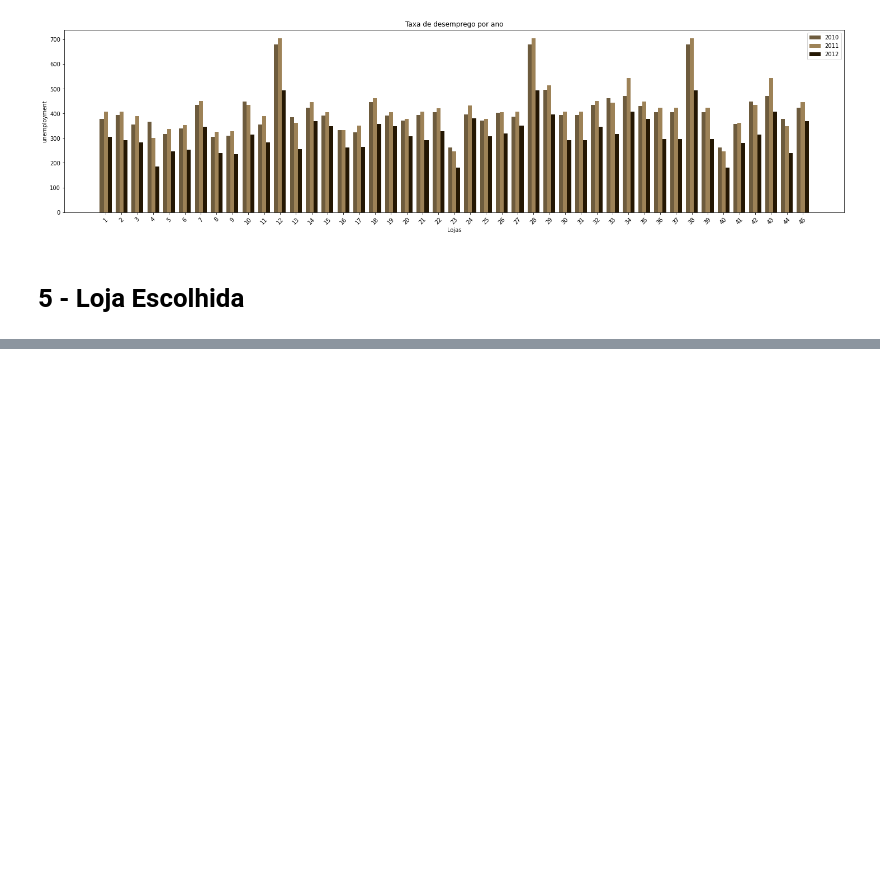
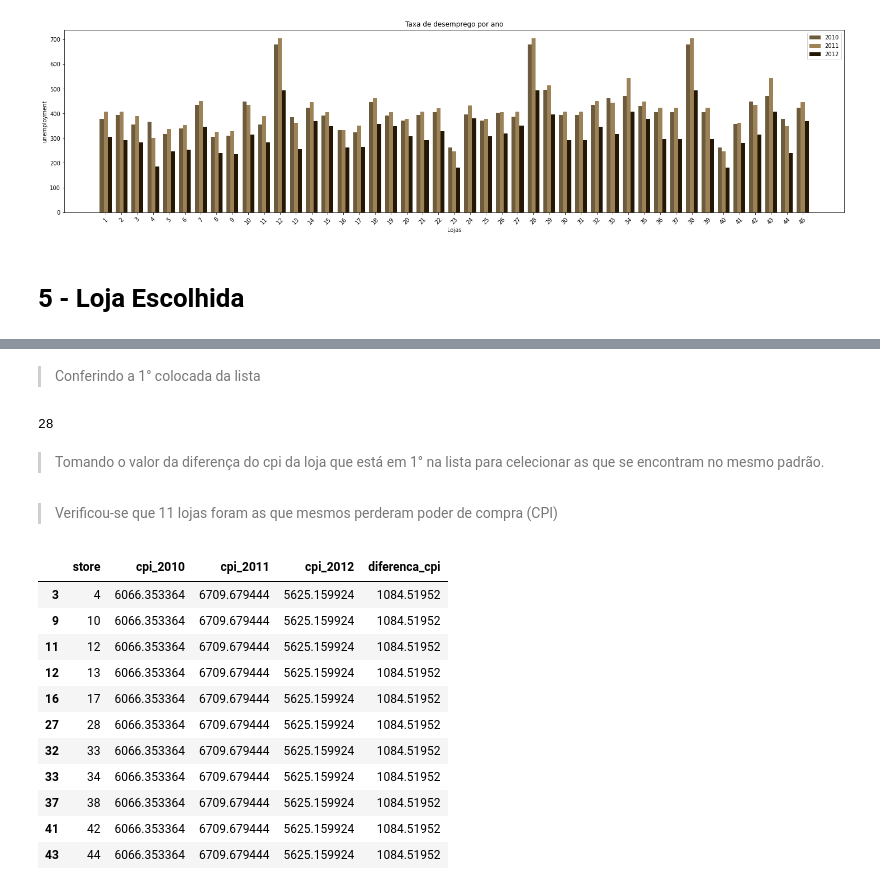
Before and after one commit to michellssGUi/dataScience, a Jupyter notebook: Wallmart_Melhor_Loja_2.ipynb, the cells around one changed output, grey strips where cells are left out. Saved outputs shown, nothing was run; the diff lists cells and outputs as text; code cells hidden in the pictures; blank space fills up the shorter version.

Commit message:
Criado usando o Colaboratory - Resumo das lojas com maior potêncial

```diff
--- a/Wallmart_Melhor_Loja_2.ipynb
+++ b/Wallmart_Melhor_Loja_2.ipynb
@@ -667,0 +683,3 @@ plt.show()
+# %%
+tb_cpi['diferenca_cpi'] = tb_cpi['cpi_2011'] - tb_cpi['cpi_2012']
+tb_cpi.sort_values(by=['diferenca_cpi']).head()
@@ -667,0 +693,26 @@ plt.show()
+# %% [markdown]
+> Conferindo a 1° colocada da lista
+# %%
+tb_cpi['store'][27]
+# %% [output]
+28
+# %% [markdown]
+> Tomando o valor da diferença do cpi da loja que está em 1° na lista para celecionar as que se encontram no mesmo padrão.
+# %% [markdown]
+> Verificou-se que 11 lojas foram as que mesmos perderam poder de compra (CPI)
+# %%
+diferenca_cpi = tb_cpi.loc[tb_cpi['diferenca_cpi'] == tb_cpi['diferenca_cpi'][27]]
+diferenca_cpi
+# %% [output]
+|  | store | cpi_2010 | cpi_2011 | cpi_2012 | diferenca_cpi |
+| 3 | 4 | 6066.353364 | 6709.679444 | 5625.159924 | 1084.51952 |
+| 9 | 10 | 6066.353364 | 6709.679444 | 5625.159924 | 1084.51952 |
+| 11 | 12 | 6066.353364 | 6709.679444 | 5625.159924 | 1084.51952 |
+| 12 | 13 | 6066.353364 | 6709.679444 | 5625.159924 | 1084.51952 |
+| 16 | 17 | 6066.353364 | 6709.679444 | 5625.159924 | 1084.51952 |
+| 27 | 28 | 6066.353364 | 6709.679444 | 5625.159924 | 1084.51952 |
+| 32 | 33 | 6066.353364 | 6709.679444 | 5625.159924 | 1084.51952 |
+| 33 | 34 | 6066.353364 | 6709.679444 | 5625.159924 | 1084.51952 |
+| 37 | 38 | 6066.353364 | 6709.679444 | 5625.159924 | 1084.51952 |
+| 41 | 42 | 6066.353364 | 6709.679444 | 5625.159924 | 1084.51952 |
+| 43 | 44 | 6066.353364 | 6709.679444 | 5625.159924 | 1084.51952 |
```
Also changed, not shown: parts of 7 cells of this notebook.
